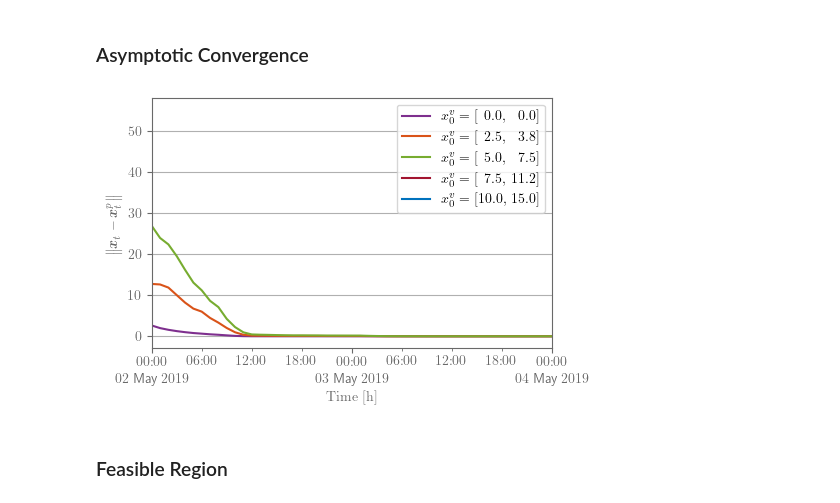
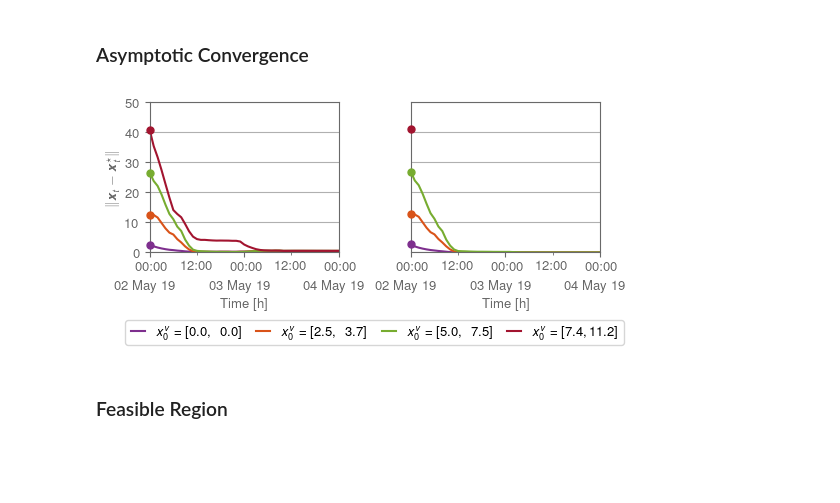
Before and after one commit to Gedlex/time-varying-RHGs, a Jupyter notebook: empc_DSMPC.ipynb, the cells around one changed output. Saved outputs shown, nothing was run; the diff lists cells and outputs as text; code cells hidden in the pictures; blank space fills up the shorter version.

```diff
--- a/empc_DSMPC.ipynb
+++ b/empc_DSMPC.ipynb
@@ -689,13 +429,14 @@ if export:
 # Set rcParams
 export = True
 plt.style.use('default') # 'seaborn-v0_8-darkgrid
+plt.rcParams['font.size'] = 10
 plt.rcParams['text.usetex'] = True
 plt.rcParams['xtick.color'] = 'dimgray'
 plt.rcParams['ytick.color'] = 'dimgray'
 plt.rcParams['axes.edgecolor'] = 'dimgray'
 plt.rcParams['axes.labelcolor'] = 'dimgray'
 plt.rcParams['lines.linewidth'] = 1.5
-plt.rcParams['text.latex.preamble'] = r"""\usepackage{bm}"""
+plt.rcParams['text.latex.preamble'] = preamble
 
 # Create time vector
 dates = [params2.ctrl.start_date + pd.Timedelta(hours = h) for h in range(num_steps+max(horizon)+1)]
@@ -718,8 +459,8 @@ for i in range(num_horizon):
     axs.plot(dates, diff_x2_ol[i,t,:], color=colors(num_horizon-i-1), linestyle='-', label=f'$N = {horizon[i]}$')
 
 # Add labels
-axs.set_ylabel(r"$\|\bm{x}_t - \bm{x}_t^\star\|$")
-axs.set_xlabel(r'\rmfamily{Time [h]}')
+axs.set_ylabel(r"$\|\bm{x}_{\cdot|t} - \bm{x}_t^\star\|$")
+axs.set_xlabel(r'\textnormal{Time [h]}')
 
 # Set major and minor ticks
 plt.rcParams['timezone'] = dates[0].tz.zone
@@ -744,6 +485,6 @@ axs.legend(loc='best')
 
 # Export figure
 if export:
-    fig = adjust_margins(fig, width=4, height=2.5, wspace=1.1)
-    fig.savefig(f"figures/figure_turnpike_L2norm_t0_{t:0.1f}.pdf")
+    fig = adjust_margins(fig, textwidth=5.512, width=4.5, height=2, wspace=1.1)
+    fig.savefig(f"figures/figure_turnpike_L2norm_t0_{t:0.1f}_beamer.pdf")
 # %% [output]
@@ -1018,9 +525,8 @@ paramst.N = 24
 ctrl = EMPC(sys_p, paramst)
 
 # Setup simulation
-num_steps = 48
 xt_0 = [np.tile(np.array([10/4*i, 15/4*i]), 10) for i in range(5)]
-num_traj  = len(x_0)
+num_traj  = len(xt_0)
 
 # Allocate state and input trajectories
 xt = np.full((num_traj, num_steps+1, sys.n), np.nan)
@@ -1057,7 +563,6 @@ clear_output()
 ### Solve DSMPC for Varying Horizons
 # %%
 # Setup simulation
-num_steps = 48
 horizont = [24, 36, 48]
 num_horizont = len(horizont)
 
@@ -1106,10 +611,10 @@ for i in range(num_traj):
     cost, costt = 0, 0
     for k in range(num_steps):
         cost  += params.ctrl.stage_cost(x[i, k],  u[i, k],  t=k)[0]
-        costt += params.ctrl.stage_cost(xt[i, k], ut[i, k], t=k)[0]
+        costt += paramst.ctrl.stage_cost(xt[i, k], ut[i, k], t=k)[0]
 
     # Append the computed costs
-    data.append([cost, costt, np.abs(cost/costt-1)])
+    data.append([cost, costt, np.abs(cost/costt-1)*100])
 
 # Create a pandas DataFrame
 columns = pd.MultiIndex.from_tuples([('Cost', 'Without'), ('Cost', 'With'), ('Rel. Diff','[%]')])
@@ -1130,65 +635,81 @@ cost_df
 # Set rcParams
 export = True
 plt.style.use('default') # 'seaborn-v0_8-darkgrid
+plt.rcParams['font.size'] = 10
 plt.rcParams['text.usetex'] = True
 plt.rcParams['xtick.color'] = 'dimgray'
 plt.rcParams['ytick.color'] = 'dimgray'
 plt.rcParams['axes.edgecolor'] = 'dimgray'
 plt.rcParams['axes.labelcolor'] = 'dimgray'
 plt.rcParams['lines.linewidth'] = 1.5
-plt.rcParams['text.latex.preamble'] = r"""\usepackage{bm}"""
+plt.rcParams['text.latex.preamble'] = preamble
 
 # Create time vector
 dates = [params.ctrl.start_date + pd.Timedelta(hours = h) for h in range(num_steps+1)]
 
 # Compute L2-norm
+diff_x = np.full((num_traj, num_steps+1), np.nan)
 diff_xt = np.full((num_traj, num_steps+1), np.nan)
 for i in range(num_traj):
+    diff_x[i,:] = np.linalg.norm(x[i,:,:] - x_inf[2*T:2*T+num_steps+1,:], axis=1)
     diff_xt[i,:] = np.linalg.norm(xt[i] - x_p[:num_steps+1], axis=1)
-    # diff_xt[i,:] = np.linalg.norm(xt[i] - x_inf[2*T:2*T+num_steps+1,:], axis=1)
 
 # Create colormap
 colors = lambda i: ["#0072BD", "#A2142F", "#77AC30", "#D95319", "#7E2F8E", "#4DBEEE", "#EDB120"][i % 7]
 
 # Create figure
-fig, axs = plt.subplots(1, 1, figsize=(12, 4), layout='constrained')
+fig, axs = plt.subplots(1, 2, figsize=(12, 4), layout='constrained')
 
-# Plot trajectories
+# Plot trajectories without terminal constraints
 for i in range(num_traj):
-    label_name = np.array2string(xt_0[i][0:2], separator=',\,', formatter={'float_kind':lambda x: f"{x:4.1f}".replace(' ', r'\phantom{0}')})
-    axs.plot(dates, diff_xt[i,:], color=colors(num_traj-i-1), linestyle='-', label=f'$x_0^v = {label_name}$')
+    if not np.all(np.isnan(diff_x[i,1:])):
+        label_name = '[{:3.1f},{:4.1f}]'.format(*x_0[i]).replace(' ', r'\phantom{0}')
+        axs[0].plot(dates, diff_x[i,:], color=colors(num_traj-i-1), linestyle='-', label=f'$x_0^v = {label_name}$')
+        axs[0].plot(dates[0], diff_x[i,0], color=colors(num_traj-i-1), marker='o', markersize=5, zorder=10, clip_on=False)
+        axs[1].plot(dates, diff_xt[i,:], color=colors(num_traj-i-1), linestyle='-', label=f'$x_0^v = {label_name}$')
+        axs[1].plot(dates[0], diff_xt[i,0], color=colors(num_traj-i-1), marker='o', markersize=5, zorder=10, clip_on=False)
 
 # Add labels
-axs.set_ylabel(r"$\bigl\|\bm{x}_t - \bm{x}_t^p\bigr\|$")
-axs.set_xlabel(r'\rmfamily{Time [h]}')
+axs[0].set_xlabel(r'\textnormal{Time [h]}')
+axs[1].set_xlabel(r'\textnormal{Time [h]}')
+axs[0].set_ylabel(r"$\|\bm{x}_t - \bm{x}_t^\star\|$")
+axs[1].tick_params(axis='y', which='both', left=False, right=False, labelleft=False)
 
 # Set major and minor ticks
 plt.rcParams['timezone'] = dates[0].tz.zone
-axs.xaxis.set_major_locator(mdates.DayLocator(interval=1))
-axs.xaxis.set_minor_locator(mdates.HourLocator(byhour=[6,12,18]))
-axs.xaxis.set_major_formatter(mdates.DateFormatter(r'%H:%M\\%d %b %Y'))
-axs.xaxis.set_minor_formatter(mdates.DateFormatter(r'%H:%M'))
+for ax in axs:
+    ax.xaxis.set_major_locator(mdates.DayLocator(interval=1))
+    ax.xaxis.set_minor_locator(mdates.HourLocator(byhour=[12]))
+    ax.xaxis.set_major_formatter(mdates.DateFormatter(r'%H:%M\\%d %b %y'))
+    ax.xaxis.set_minor_formatter(mdates.DateFormatter(r'%H:%M'))
+    ax.yaxis.set_major_locator(ticker.MultipleLocator(base=10, offset=0))
 
-# Set axis limits
-axs.set_xlim([dates[0], dates[-1]])
+    # Shift major xtick labels horizontally
+    for label in ax.get_xticklabels():
+        offset = mtransforms.ScaledTranslation(-0.05, 0, fig.dpi_scale_trans)
+        label.set_transform(label.get_transform() + offset)
 
-# Set grid
-axs.yaxis.grid(True)
-axs.xaxis.grid(False)
-# axs.set_yscale('log')
+for ax in axs:
+    # Set axis limits
+    ax.set_xlim([dates[0], dates[-1]])
+    ax.set_ylim([0, 10*np.ceil((diff_x[3,0])/10)])
+
+    # Set grid
+    ax.yaxis.grid(True)
+    ax.xaxis.grid(False)
 
 # Align labels
 fig.align_labels()
 
 # Plot legend
-axs.legend(loc='best')
+fig.legend(*axs[1].get_legend_handles_labels(), loc='upper center', bbox_to_anchor=(0.5, 0.15), ncol=4, columnspacing=1, handlelength=1.0)
 
 # Export figure
 if export:
-    fig = adjust_margins(fig, width=4, height=2.5, wspace=1.1)
-    fig.savefig(f"figures/figure_asymptotic_convergence_L2norm_periodic.pdf")
+    fig = adjust_margins(fig, textwidth=5.512, width=4.5, height=1.5, wspace=1, bottom=1)
+    fig.savefig(f"figures/figure_asymptotic_convergence_L2norm_beamer.pdf")
 # %% [output]
-[figure, old version]
+[figure, new version]
 # %% [markdown]
 ### Feasible Region
 # %%
```
Also changed, not shown: parts of 35 cells of this notebook, 5 other files.
